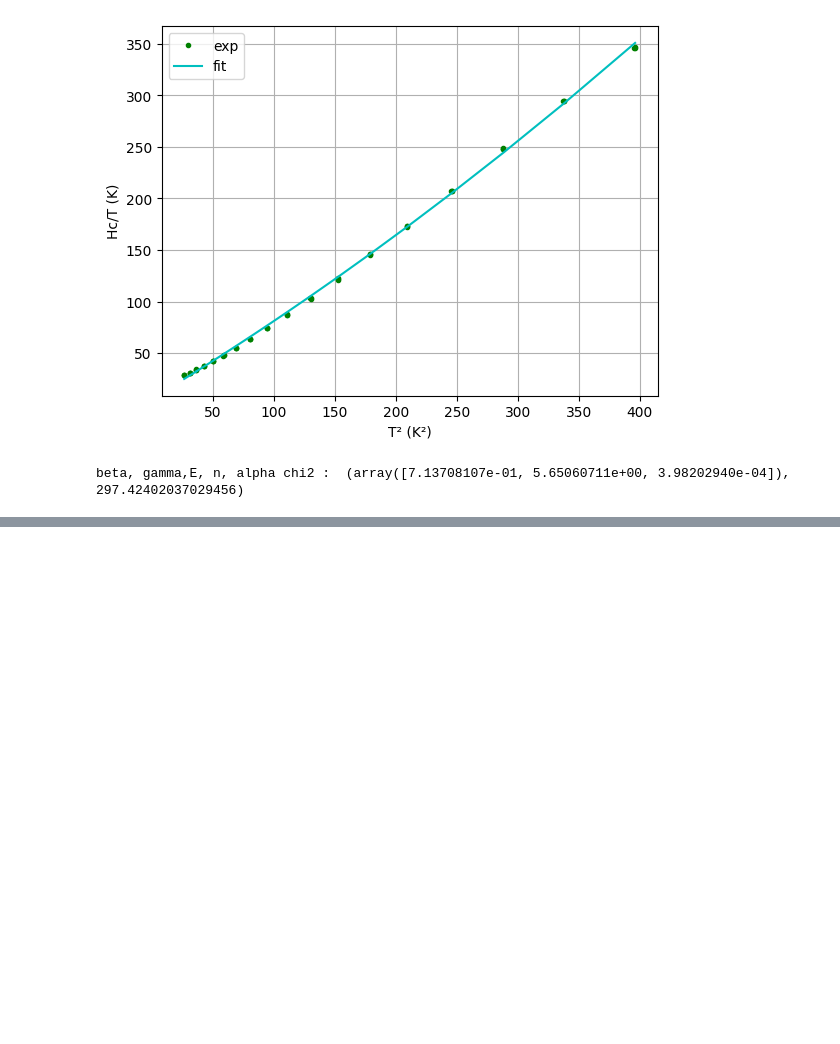
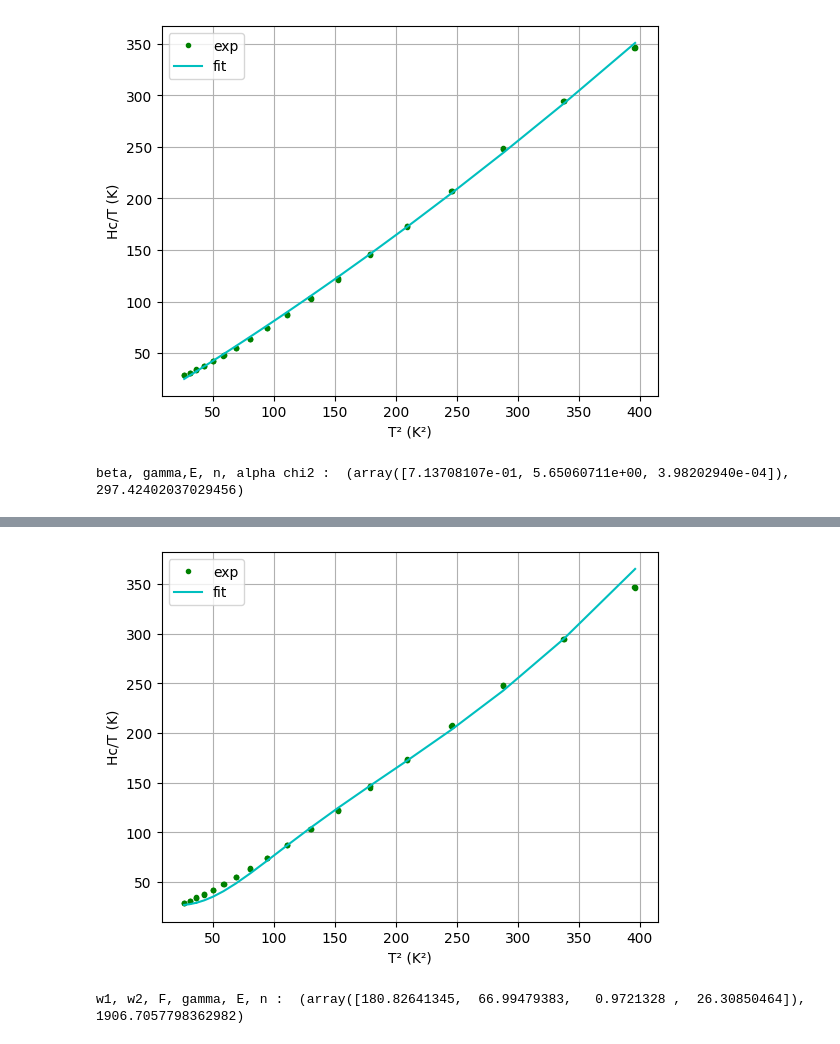
Before and after one commit to Gamal-on/YBCO, a Jupyter notebook: results_YBCO_ISIS.ipynb, the cells around one changed output, grey strips where cells are left out. Drawn from its saved outputs; the diff is of its cells as text; code cells hidden in the pictures; blank space fills up the shorter version.

```diff
--- a/results_YBCO_ISIS.ipynb
+++ b/results_YBCO_ISIS.ipynb
@@ -124,0 +153,10 @@ beta, gamma,E, n, alpha chi2 :  (array([7.13708107e-01, 5.65060711e+00, 3.982029
+# %%
+# With Monte Carlo, between 5 and 20K
+
+
+print("w1, w2, F, gamma, E, n : ", mc.monte_carlo_fitting(cnt.squared_temperature_ISIS, cnt.hc_div_temp_ISIS,
+                                model.model_einstein, 25, 400, 5e5,
+                                ([0, 500],[0, 500],[0.1, 1],[0, 50]), 4))
+# %% [output]
+[figure, added]
+w1, w2, F, gamma, E, n :  (array([180.82641345,  66.99479383,   0.9721328 ,  26.30850464]), 1906.7057798362982)
```
Also changed, not shown: parts of 8 cells of this notebook, 2 other files.
